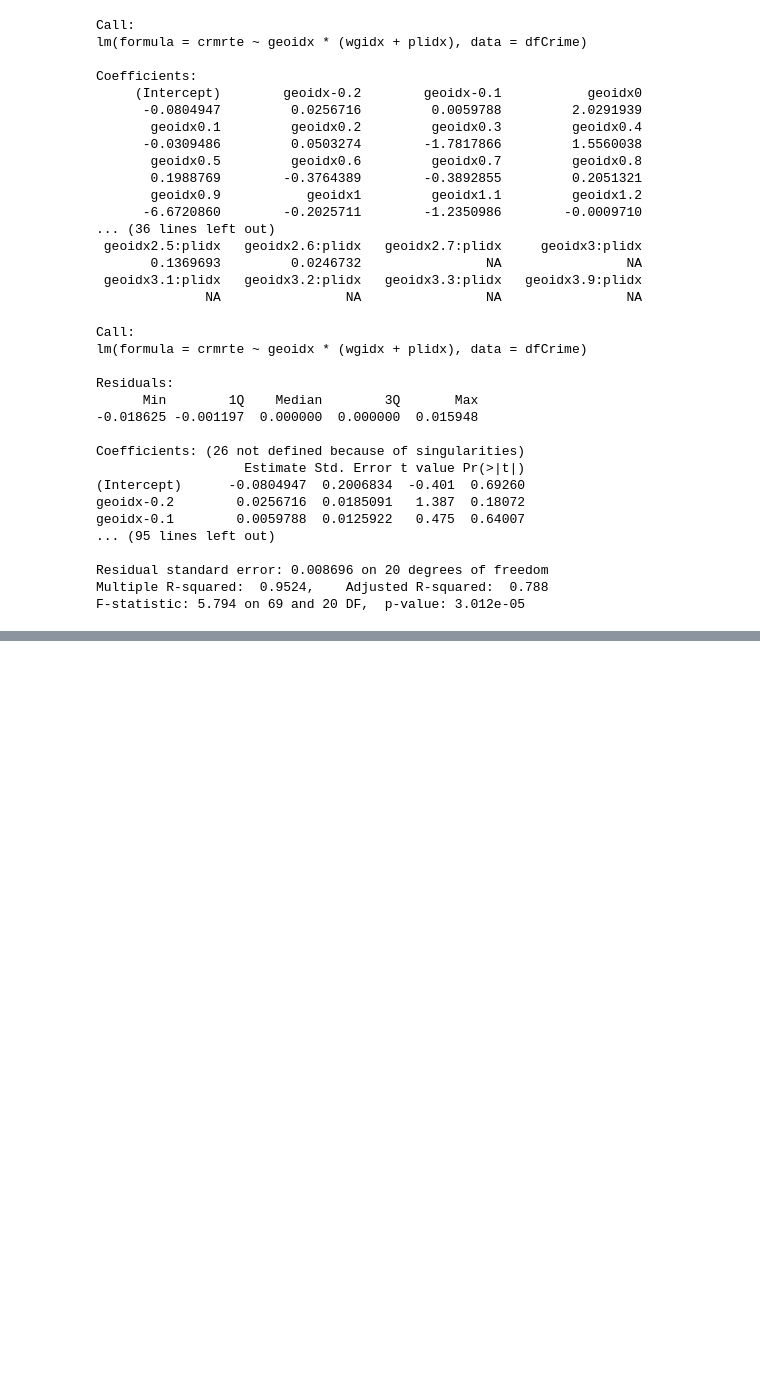
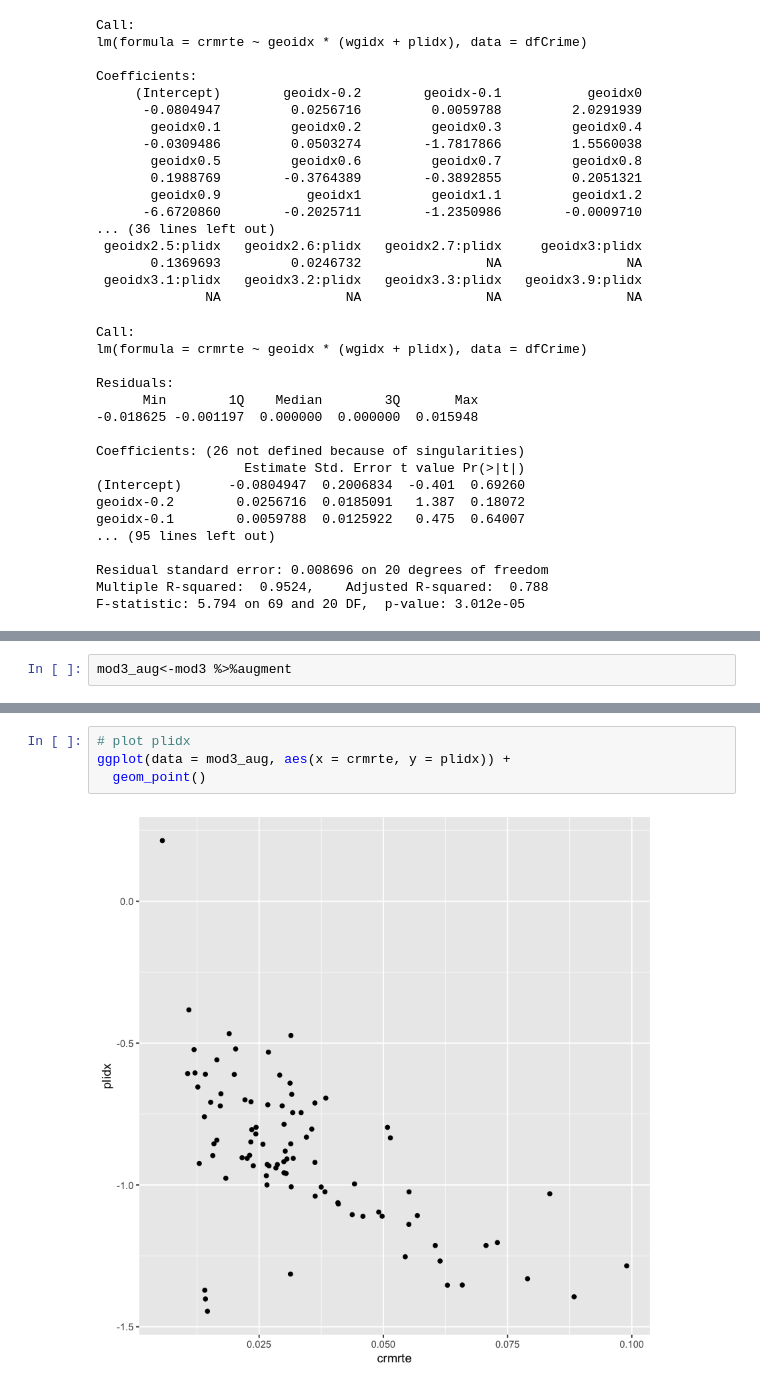
Before and after one commit to kevin-hartman/MIDS_W203_5_Lab3, a Jupyter notebook: kevin_model.ipynb, the cells around one changed output, grey strips where cells are left out. Cells and saved outputs as stored; diff of their text form; blank space fills up the shorter version.

Commit message:
added some scatterplots

```diff
--- a/kevin_model.ipynb
+++ b/kevin_model.ipynb
@@ -193,0 +196,2 @@ F-statistic: 5.794 on 69 and 20 DF,  p-value: 3.012e-05
+# %%
+mod3_aug<-mod3 %>%augment
@@ -193,0 +218,6 @@ F-statistic: 5.794 on 69 and 20 DF,  p-value: 3.012e-05
+# %%
+# plot plidx
+ggplot(data = mod3_aug, aes(x = crmrte, y = plidx)) +
+  geom_point()
+# %% [output]
+[figure, added]
```
Also changed, not shown: parts of 3 cells of this notebook.
